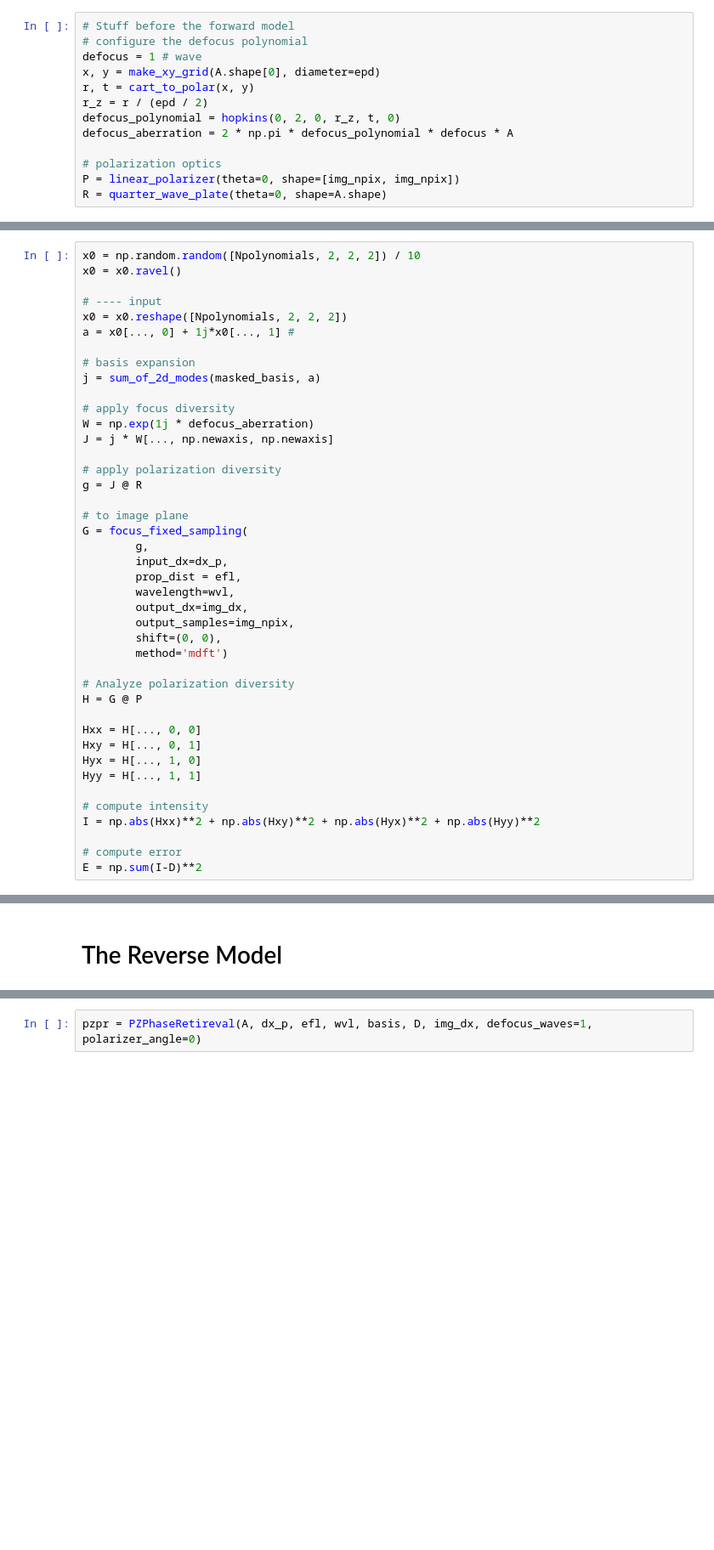
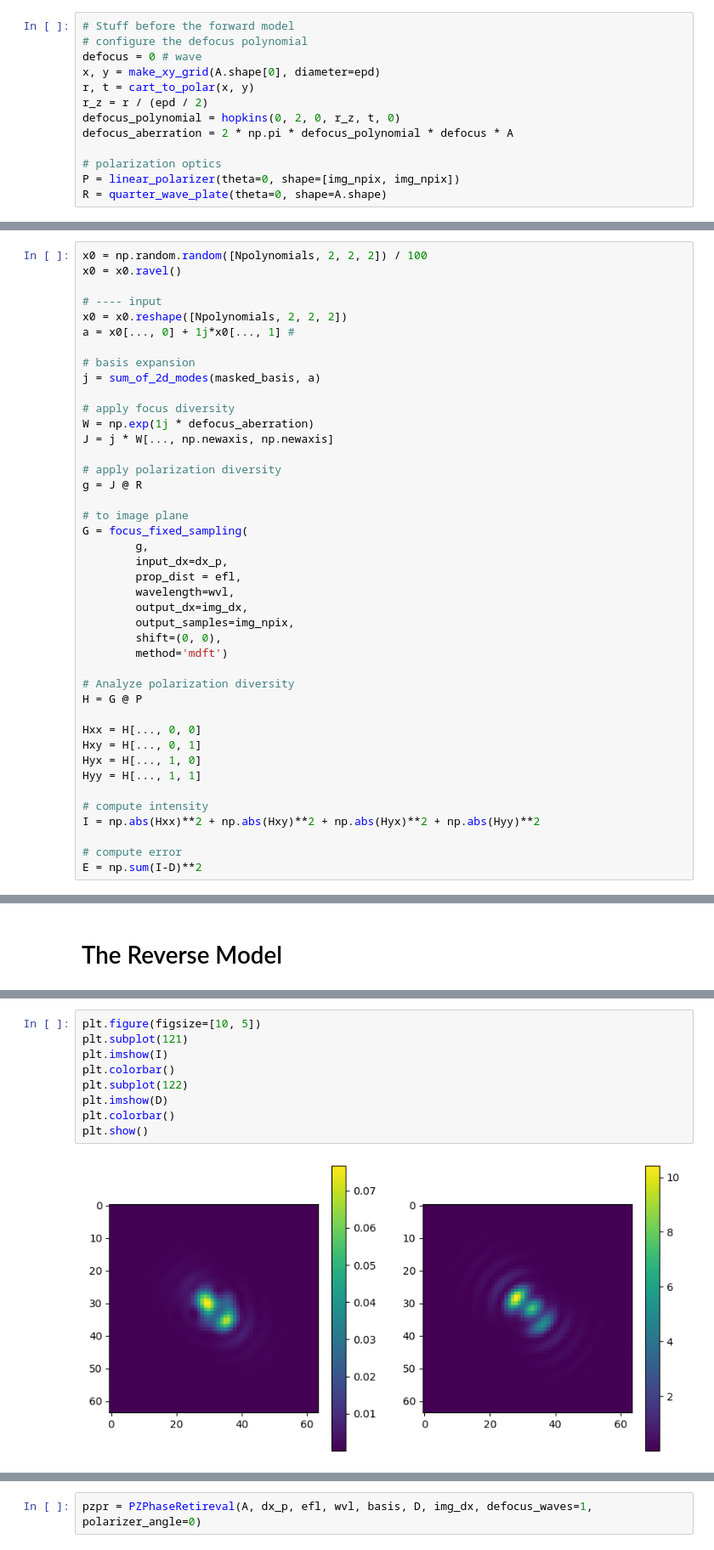
Before and after one commit to saikrishanthpm/poi, a Jupyter notebook: test_pz_retrieval.ipynb, the cells around one changed output, grey strips where cells are left out. Shown at 85% size. Drawn from its saved outputs; the diff is of its cells as text; blank space fills up the shorter version.

```diff
--- a/test_pz_retrieval.ipynb
+++ b/test_pz_retrieval.ipynb
@@ -125,7 +130,7 @@ plt.imshow(np.log10(D))
 # %%
 # Stuff before the forward model
 # configure the defocus polynomial
-defocus = 1 # wave
+defocus = 0 # wave
 x, y = make_xy_grid(A.shape[0], diameter=epd)
 r, t = cart_to_polar(x, y)
 r_z = r / (epd / 2)
@@ -142,7 +143,7 @@ plot_jones(j)
 # %% [markdown]
 # The Forward Model
 # %%
-x0 = np.random.random([Npolynomials, 2, 2, 2]) / 10
+x0 = np.random.random([Npolynomials, 2, 2, 2]) / 100
 x0 = x0.ravel()
 
 # ---- input
@@ -268,3 +269,14 @@ plot_jones(jbar)
+# %%
+plt.figure(figsize=[10, 5])
+plt.subplot(121)
+plt.imshow(I)
+plt.colorbar()
+plt.subplot(122)
+plt.imshow(D)
+plt.colorbar()
+plt.show()
+# %% [output]
+[figure, added]
 # %%
 class PZPhaseRetireval:
     """Class to perform jones pupil phase retrieval
```
Also changed, not shown: parts of 14 cells of this notebook, 1 other file.
